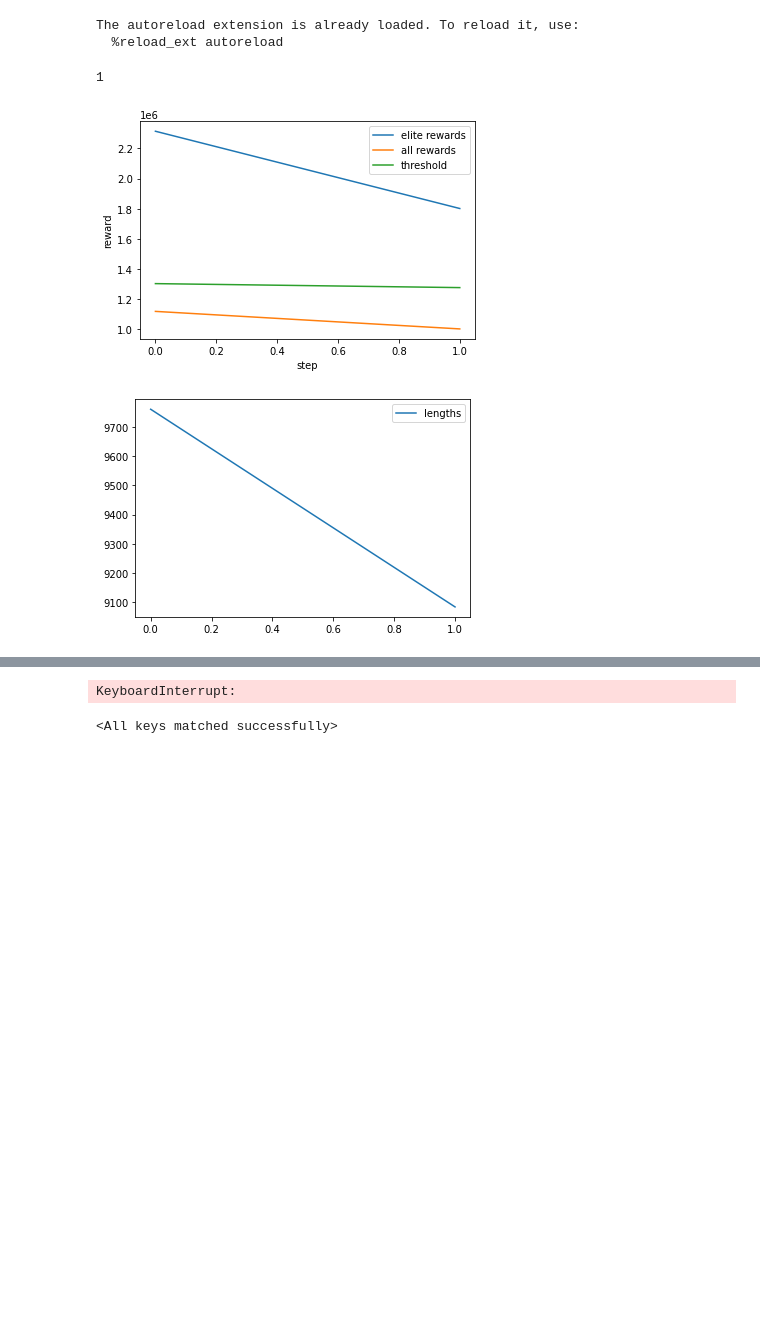
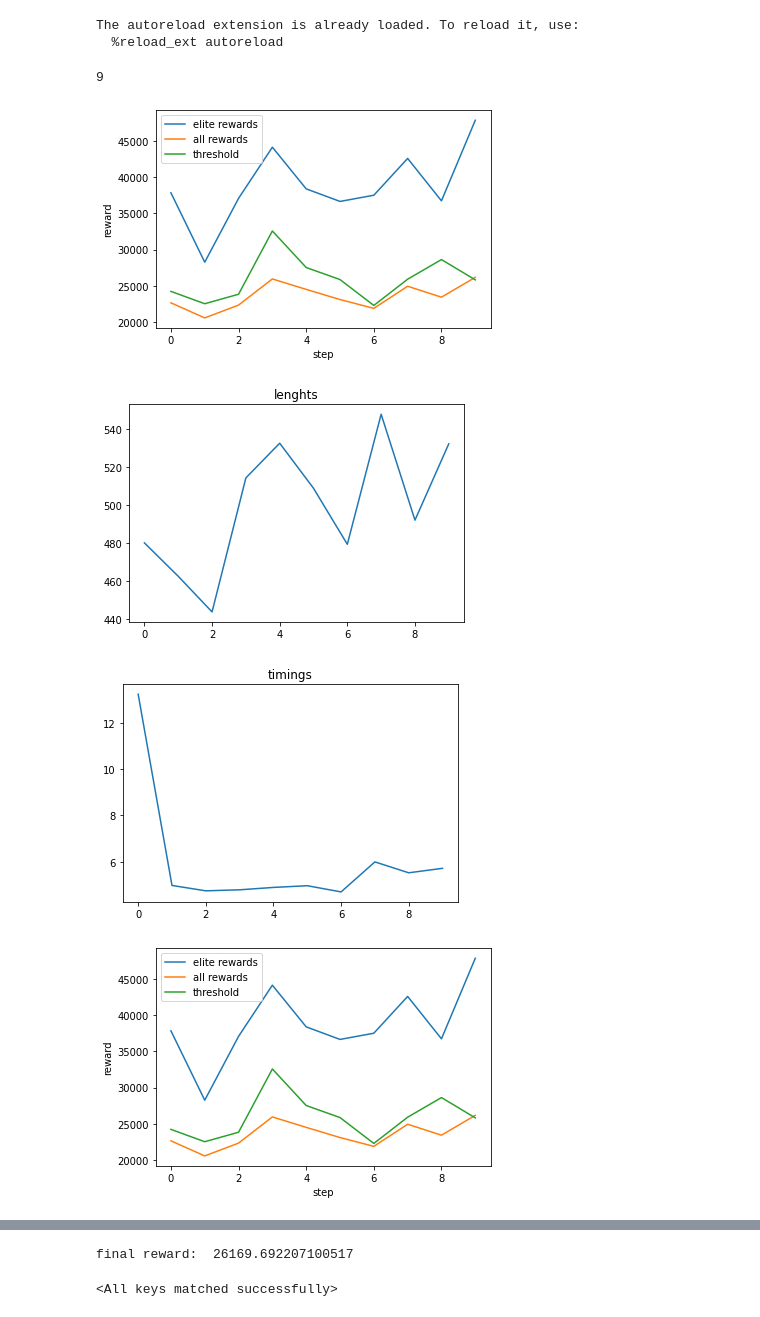
Before and after one commit to limon8884/copter, a Jupyter notebook: main_note.ipynb, the cells around one changed output, grey strips where cells are left out. Cells and saved outputs as stored; diff of their text form; code cells hidden in the pictures; blank space fills up the shorter version.

```diff
--- a/main_note.ipynb
+++ b/main_note.ipynb
@@ -7,17 +7,17 @@ The autoreload extension is already loaded. To reload it, use:
 # %%
 model_params = {
     'reaction_speed': 10, # the size of step of signal in binary model
-    'max_reward': 200, # maximum reward for iteration
+    'max_reward': 100, # maximum reward for iteration
     'angle_loss_coeff': 1e3, #300000 # coef before punish for dismiss an angle
-    'over_force_loss_coeff': 0, # coef before punish for inapropriate force (signals out of range [800, 2300])
+    # 'over_force_loss_coeff': 0, # coef before punish for inapropriate force (signals out of range [800, 2300])
     'upper_force_loss_coeff': 10., #3 # coef before punish for missing total force on y-axis. target_force is a target.
     'step_size': 1e-3, # time length of iteration in seconds
     # 'target_upper_force': 2.0, # total force on y-axis which wanted to be achieved and stated.
     # 'gamma': 0.99, # discount factor
-    'std_angle': 0.0,
-    'std_velocity': 0.0,
-    'std_acceleration': 0.0,
-    'std_force': 0.0,
+    'std_angle': 0.0, # std of sensor error
+    'std_velocity': 0.0, # std of sensor error
+    'std_acceleration': 0.0, # std of sensor error
+    'std_force': 0.0, # std of force noises
 }
 # %%
 import matplotlib.pyplot as plt
@@ -33,7 +33,7 @@ from IPython.display import clear_output
 from joblib import Parallel, delayed
 import time
 
-class Trainer(object):
+class Trainer_CEM(object):
     def __init__(self, network=None, target_upper_force=None, n_iters=2000, n_sessions=50, percentile=70, use_parallel=True):
         if network is None:
             self.network = Network(6, 6)
@@ -178,15 +178,17 @@ class Trainer(object):
         plt.plot([np.mean(logs['timings']) for logs in self.info], label='timings')
         plt.show()
 # %%
-loaded_net = Network(6, 4)
-loaded_net.load_state_dict(torch.load('trainedNet_40_10000_50_70_rew730k.pt'))
+# loaded_net = Network(6, 4)
+# loaded_net.load_state_dict(torch.load('trainedNet_40_10000_50_70_rew730k.pt'))
 
-tr = Trainer(network=loaded_net, n_iters=100000, n_sessions=50, percentile=70, use_parallel=True)
+tr = Trainer_CEM(network=None, target_upper_force=2, n_iters=10000, n_sessions=100, percentile=70, use_parallel=True)
 tr.train_model(10)
 trained_net = tr.network
 tr.plot_trained_logs()
 print('final reward: ', tr.train_rewards[-1])
 # %% [output]
-1
+9
-[figure, old version]
+[figure, new version]
-[figure, old version]
+[figure, new version]
+[figure, added]
+[figure, added]
@@ -193,3 +197,3 @@ print('final reward: ', tr.train_rewards[-1])
-KeyboardInterrupt:
+final reward:  26169.692207100517
 # %%
 # torch.save(tr.network.state_dict(), 'trainedNet_40_10000_50_70_rew730k.pt')
```
Also changed, not shown: parts of 2 cells of this notebook, 5 other files.
